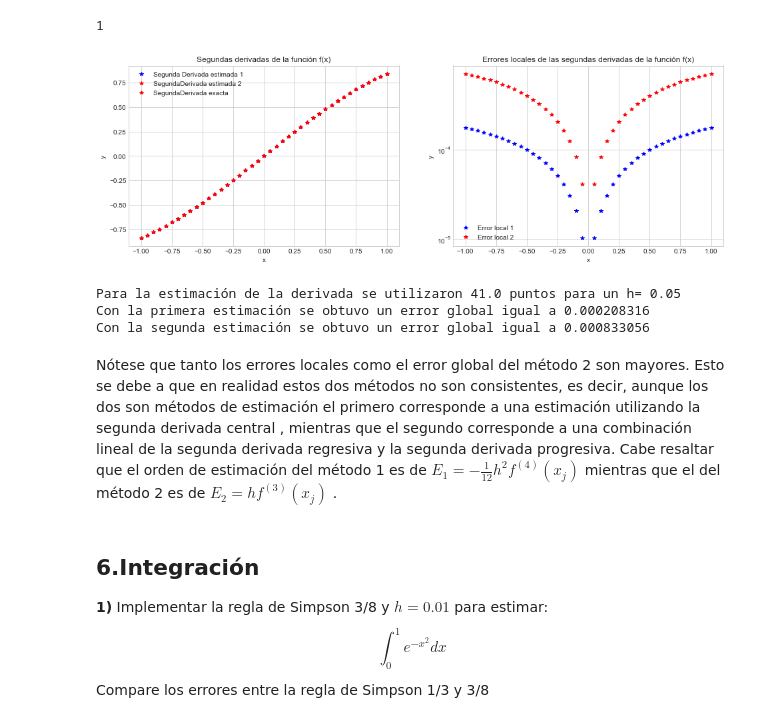
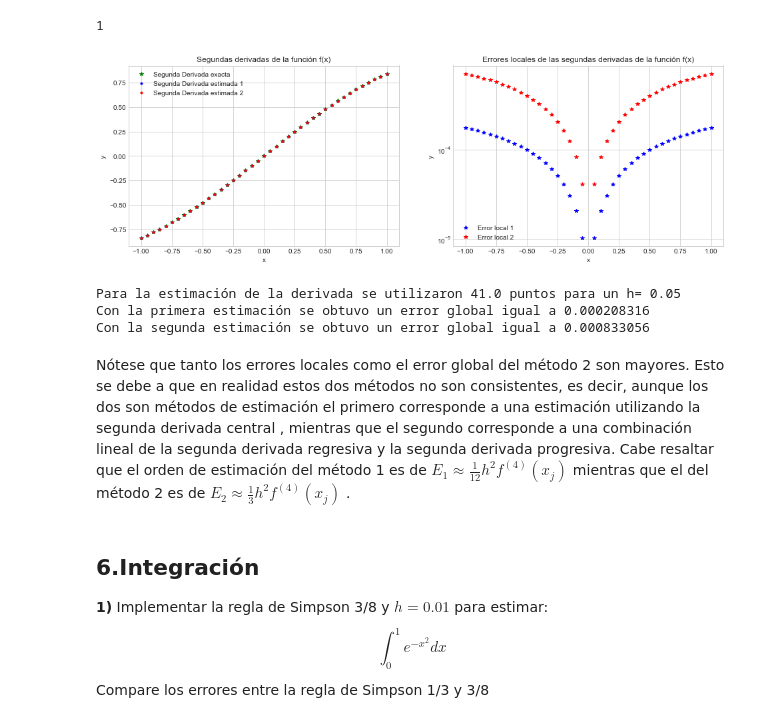
Before and after one commit to PachoDp13/Metodos_Computacionales, a Jupyter notebook: Talleres/Taller 1/Taller 1.ipynb, the cells around one changed output. Drawn from its saved outputs; the diff is of its cells as text; code cells hidden in the pictures.

```diff
--- a/Talleres/Taller 1/Taller 1.ipynb
+++ b/Talleres/Taller 1/Taller 1.ipynb
@@ -578,34 +571,35 @@ h = 2/(puntos-1)
 # %%
 #Ahora graficaremos las derivadas con el método 1, el método 2 y la derivada exacta:
 
 fig4=plt.figure(figsize=(16,5))
 
 ax1=fig4.add_subplot(121)
-ax1.plot(X,DF1,'b*',label="Segunda Derivada estimada 1" )
-ax1.plot(X,DF2,'r*' ,label="SegundaDerivada estimada 2")
-ax1.plot(X,DFE,'r*' ,label="SegundaDerivada exacta")
+ax1.plot(X,DFE,'g*' ,label="Segunda Derivada exacta")
+ax1.plot(X,DF1,'b.',label="Segunda Derivada estimada 1" )
+ax1.plot(X,DF2,'r.' ,label="Segunda Derivada estimada 2")
+
 ax1.set(xlabel='x', ylabel='y',title='Segundas derivadas de la función f(x)')
 #Adicionalmente graficamos los errores locales de ambos métodos:
 ax2=fig4.add_subplot(122)
 ax2.plot(X,Error1,'b*',label="Error local 1" )
 ax2.plot(X,Error2,'r*' ,label="Error local 2")
 ax2.set(xlabel='x', ylabel='y',title='Errores locales de las segundas derivadas de la función f(x)')
 ax2.set_yscale('log')
 ax1.legend()
 ax2.legend()
 
 plt.style.use('seaborn-whitegrid')
 plt.show()
 print("Para la estimación de la derivada se utilizaron "+str(puntos)+ " puntos para un h= " +str(h) )
 print("Con la primera estimación se obtuvo un error global igual a "+config2[1] )
 print("Con la segunda estimación se obtuvo un error global igual a "+config2[2] )
 # %% [output]
-[figure, old version]
+[figure, new version]
 Para la estimación de la derivada se utilizaron 41.0 puntos para un h= 0.05
 Con la primera estimación se obtuvo un error global igual a 0.000208316
 Con la segunda estimación se obtuvo un error global igual a 0.000833056
 # %% [markdown]
-Nótese que tanto los errores locales como el error global del método 2 son mayores. Esto se debe a que en realidad estos dos métodos no son consistentes, es decir, aunque los dos son métodos de estimación el primero corresponde a una estimación utilizando la segunda derivada central , mientras que el segundo corresponde a una combinación lineal de la segunda derivada regresiva y la segunda derivada progresiva. Cabe resaltar que el orden de estimación del método 1 es de $E_{1} = -\frac{1}{12} h^{2}f^{(4)}(x_j)$ mientras que el del método 2 es de $ E_{2} = hf^{(3)}(x_j)$ .
+Nótese que tanto los errores locales como el error global del método 2 son mayores. Esto se debe a que en realidad estos dos métodos no son consistentes, es decir, aunque los dos son métodos de estimación el primero corresponde a una estimación utilizando la segunda derivada central , mientras que el segundo corresponde a una combinación lineal de la segunda derivada regresiva y la segunda derivada progresiva. Cabe resaltar que el orden de estimación del método 1 es de $E_{1} \approx \frac{1}{12} h^{2}f^{(4)}(x_j)$ mientras que el del método 2 es de $ E_{2} \approx \frac{1}{3}h^{2}f^{(4)}(x_j)$ .
 # %% [markdown]
 ## 6.Integración
 **1)**  Implementar la regla de Simpson 3/8 y $h = 0.01$ para estimar:
```
Also changed, not shown: parts of 17 cells of this notebook.
